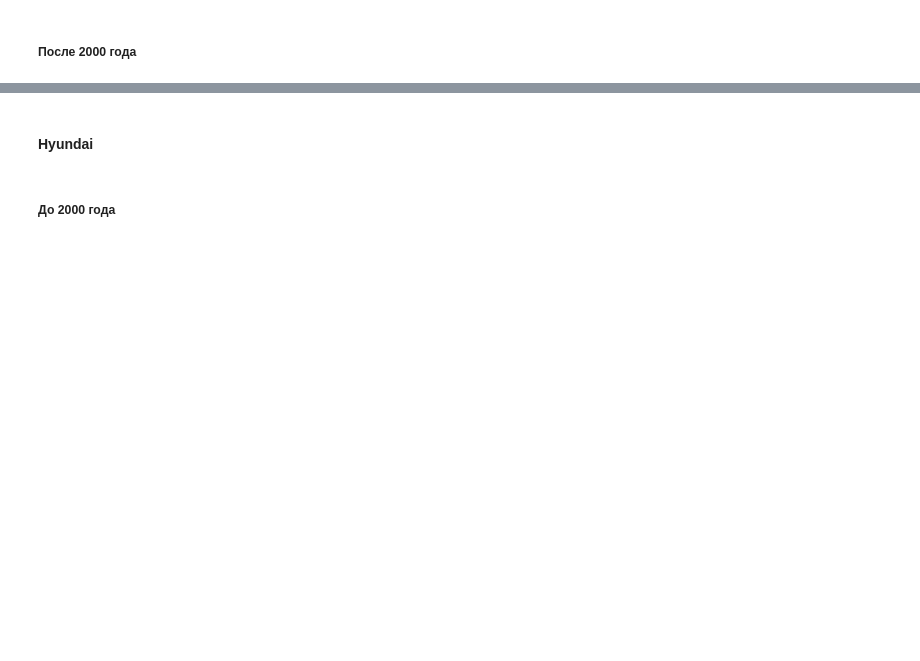
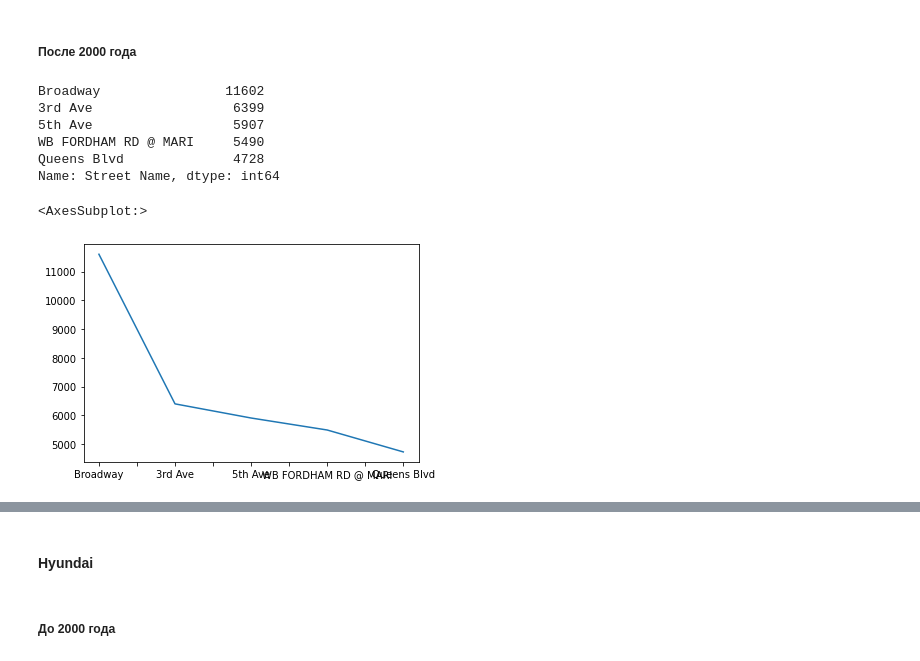
Before and after one commit to FStrean/NYC-Parking-Tickets-Analisis, a Jupyter notebook: Source/NYC-Parking-Tickets-Analisis.ipynb, the cells around one changed output, grey strips where cells are left out. Cells and saved outputs as stored; diff of their text form; code cells hidden in the pictures; blank space fills up the shorter version.

```diff
--- a/Source/NYC-Parking-Tickets-Analisis.ipynb
+++ b/Source/NYC-Parking-Tickets-Analisis.ipynb
@@ -307,7 +324,17 @@ dataset.loc[dataset['Street Name'].isin(dataset.loc[(dataset['Vehicle Make']=='D
 # %% [markdown]
 ##### После 2000 года
 # %%
-dataset.loc[(dataset['Vehicle Make']=='DODGE') & (dataset['Vehicle Year'] >= 2000.0)]['Street Name'].value_counts().head(5)
+dataset.loc[(dataset['Vehicle Make']=='TOYOT') & (dataset['Vehicle Year'] >= 2000.0)]['Street Name'].value_counts().head(5)
+# %% [output]
+Broadway                11602
+3rd Ave                  6399
+5th Ave                  5907
+WB FORDHAM RD @ MARI     5490
+Queens Blvd              4728
+Name: Street Name, dtype: int64
 # %%
-dataset.loc[(dataset['Vehicle Make']=='DODGE') & (dataset['Vehicle Year'] >= 2000.0)]['Street Name'].value_counts().head(5).plot()
+dataset.loc[(dataset['Vehicle Make']=='TOYOT') & (dataset['Vehicle Year'] >= 2000.0)]['Street Name'].value_counts().head(5).plot()
+# %% [output]
+<AxesSubplot:>
+[figure, added]
 # %%
```
Also changed, not shown: parts of 6 cells of this notebook.
